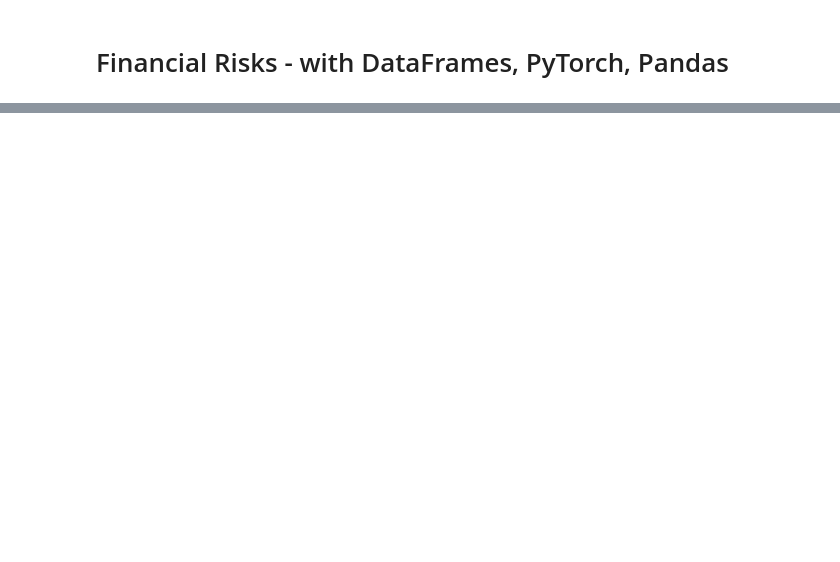
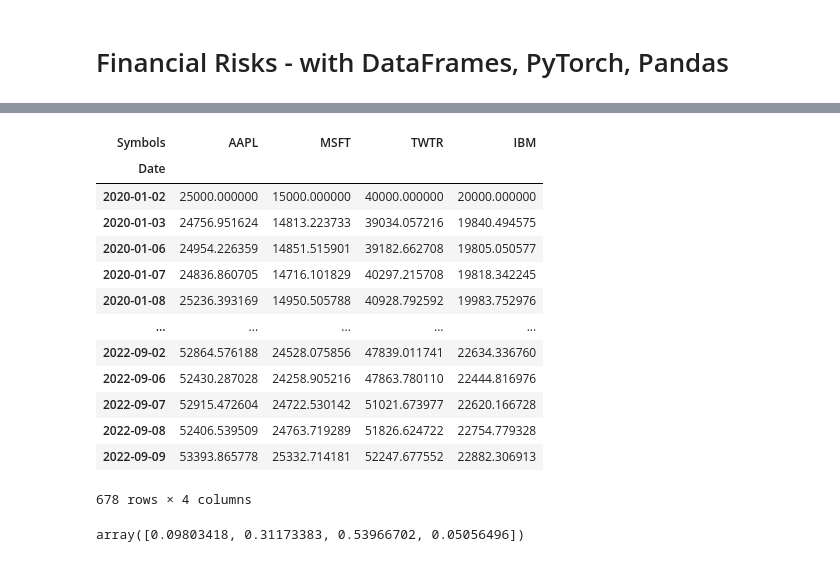
Before and after one commit to sullysbrain/python-machinelearning, a Jupyter notebook: jupyter-misc/financial-risks-calculations.ipynb, the cells around one changed output, grey strips where cells are left out. Drawn from its saved outputs; the diff is of its cells as text; code cells hidden in the pictures; blank space fills up the shorter version.

```diff
--- a/jupyter-misc/financial-risks-calculations.ipynb
+++ b/jupyter-misc/financial-risks-calculations.ipynb
@@ -24,0 +199,24 @@ type(data)
+# %%
+investAmt = 100000   #I have $100,000 to invest
+(data/data.iloc[0])*portfolios*investAmt
+# %% [output]
+| Symbols | AAPL | MSFT | TWTR | IBM |
+| Date |  |  |  |  |
+| 2020-01-02 | 25000.000000 | 15000.000000 | 40000.000000 | 20000.000000 |
+| 2020-01-03 | 24756.951624 | 14813.223733 | 39034.057216 | 19840.494575 |
+| 2020-01-06 | 24954.226359 | 14851.515901 | 39182.662708 | 19805.050577 |
+| 2020-01-07 | 24836.860705 | 14716.101829 | 40297.215708 | 19818.342245 |
+| 2020-01-08 | 25236.393169 | 14950.505788 | 40928.792592 | 19983.752976 |
+| ... | ... | ... | ... | ... |
+| 2022-09-02 | 52864.576188 | 24528.075856 | 47839.011741 | 22634.336760 |
+| 2022-09-06 | 52430.287028 | 24258.905216 | 47863.780110 | 22444.816976 |
+| 2022-09-07 | 52915.472604 | 24722.530142 | 51021.673977 | 22620.166728 |
+| 2022-09-08 | 52406.539509 | 24763.719289 | 51826.624722 | 22754.779328 |
+| 2022-09-09 | 53393.865778 | 25332.714181 | 52247.677552 | 22882.306913 |
+678 rows × 4 columns
+# %%
+weight = np.random.random(4)
+weight /= weight.sum()    #to get them to sum up to 1, this will
+weight                    #allow us to simulate a portfolio, in prep for Monte Carlo sims
+# %% [output]
+array([0.09803418, 0.31173383, 0.53966702, 0.05056496])
```
Also changed, not shown: parts of 35 cells of this notebook.
